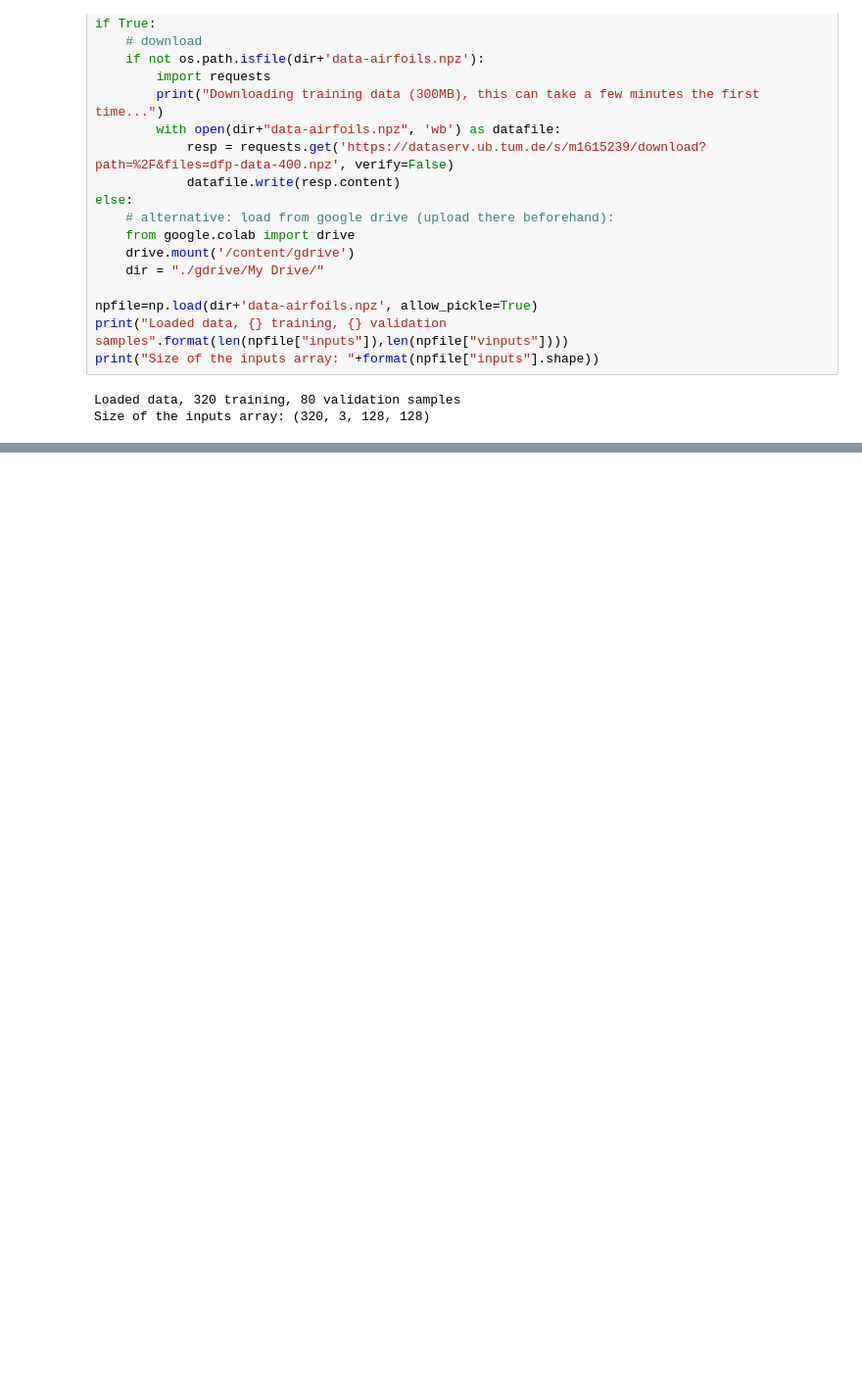
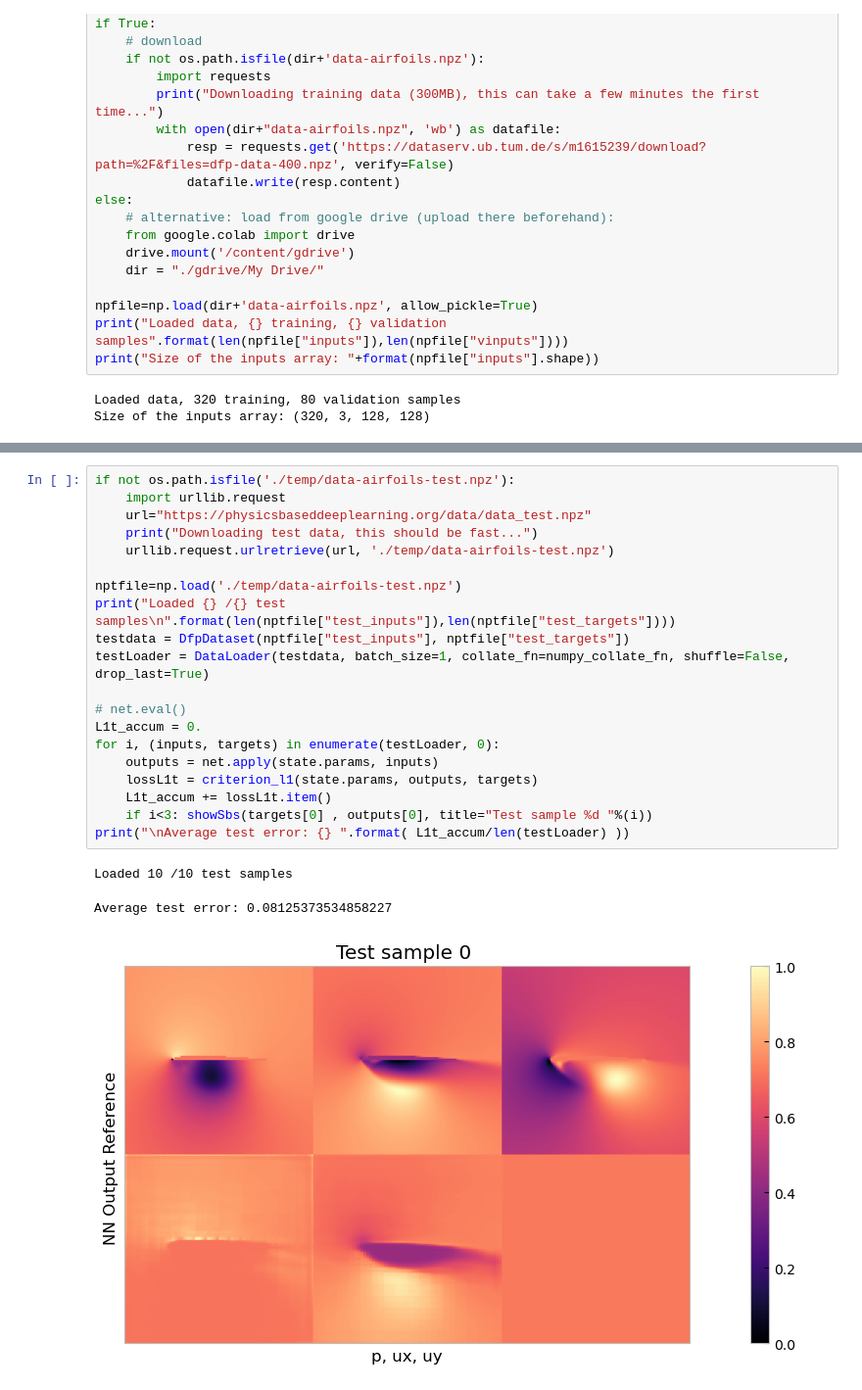
Before and after one commit to ddrous/visual-fluids, a Jupyter notebook: PhysicsBasedDL/supervised_learning_rans.ipynb, the cells around one changed output, grey strips where cells are left out. Shown at 98% size. Saved outputs shown, nothing was run; the diff lists cells and outputs as text; blank space fills up the shorter version.

```diff
--- a/PhysicsBasedDL/supervised_learning_rans.ipynb
+++ b/PhysicsBasedDL/supervised_learning_rans.ipynb
@@ -259,0 +269,24 @@ ax = plot(history_l1val,'g',label='Validation loss', ax=ax)
+# %%
+if not os.path.isfile('./temp/data-airfoils-test.npz'):
+    import urllib.request
+    url="https://physicsbaseddeeplearning.org/data/data_test.npz"
+    print("Downloading test data, this should be fast...")
+    urllib.request.urlretrieve(url, './temp/data-airfoils-test.npz')
+
+nptfile=np.load('./temp/data-airfoils-test.npz')
+print("Loaded {} /{} test samples\n".format(len(nptfile["test_inputs"]),len(nptfile["test_targets"])))
+testdata = DfpDataset(nptfile["test_inputs"], nptfile["test_targets"])
+testLoader = DataLoader(testdata, batch_size=1, collate_fn=numpy_collate_fn, shuffle=False, drop_last=True)
+
+# net.eval()
+L1t_accum = 0.
+for i, (inputs, targets) in enumerate(testLoader, 0):
+    outputs = net.apply(state.params, inputs)
+    lossL1t = criterion_l1(state.params, outputs, targets)
+    L1t_accum += lossL1t.item()
+    if i<3: showSbs(targets[0] , outputs[0], title="Test sample %d "%(i))
+print("\nAverage test error: {} ".format( L1t_accum/len(testLoader) ))
+# %% [output]
+Loaded 10 /10 test samples
+Average test error: 0.08125373534858227
+[figure, added]
```
Also changed, not shown: parts of 10 cells of this notebook.
